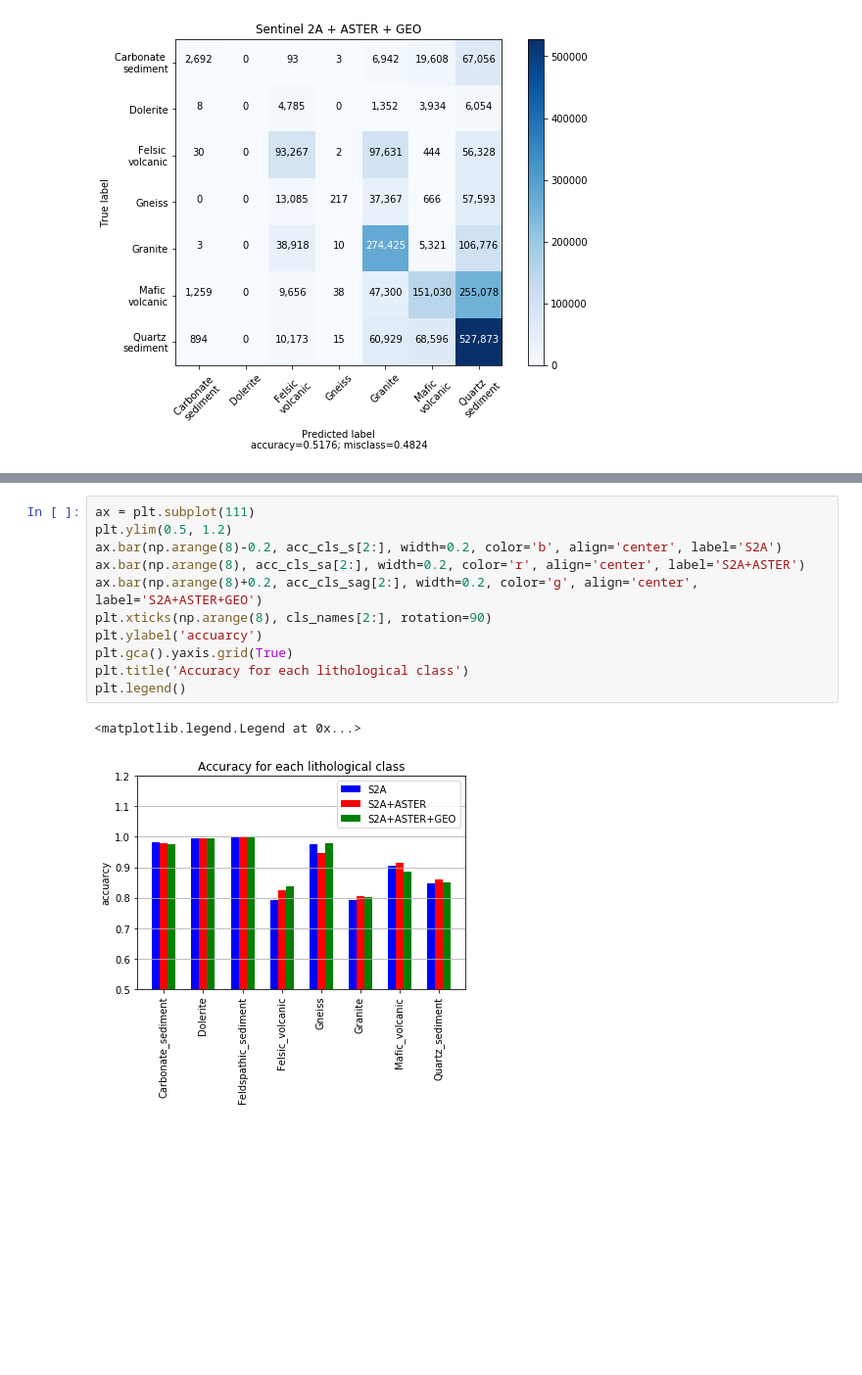
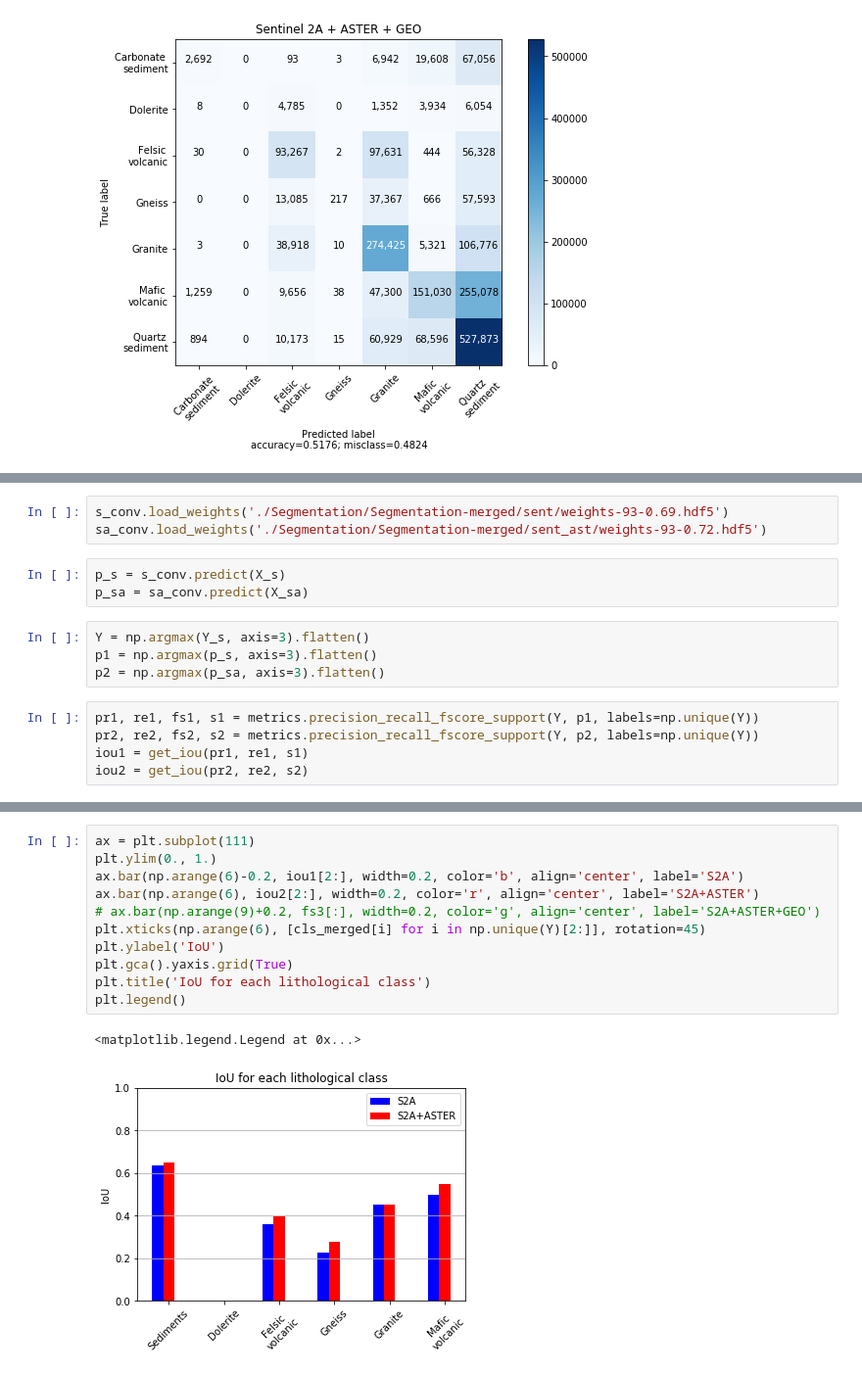
Before and after one commit to chenyz0601/DL-RockClassification, a Jupyter notebook: test.ipynb, the cells around one changed output, grey strips where cells are left out. Shown: that part at 98% size. Cells and saved outputs as stored; diff of their text form; blank space fills up the shorter version.

```diff
--- a/test.ipynb
+++ b/test.ipynb
@@ -261,0 +282,15 @@ acc_cls_sag = acc_cls(p3, Y)
+# %%
+s_conv.load_weights('./Segmentation/Segmentation-merged/sent/weights-93-0.69.hdf5')
+sa_conv.load_weights('./Segmentation/Segmentation-merged/sent_ast/weights-93-0.72.hdf5')
+# %%
+p_s = s_conv.predict(X_s)
+p_sa = sa_conv.predict(X_sa)
+# %%
+Y = np.argmax(Y_s, axis=3).flatten()
+p1 = np.argmax(p_s, axis=3).flatten()
+p2 = np.argmax(p_sa, axis=3).flatten()
+# %%
+pr1, re1, fs1, s1 = metrics.precision_recall_fscore_support(Y, p1, labels=np.unique(Y))
+pr2, re2, fs2, s2 = metrics.precision_recall_fscore_support(Y, p2, labels=np.unique(Y))
+iou1 = get_iou(pr1, re1, s1)
+iou2 = get_iou(pr2, re2, s2)
@@ -262,14 +311,14 @@ acc_cls_sag = acc_cls(p3, Y)
 # %%
 ax = plt.subplot(111)
-plt.ylim(0.5, 1.2)
-ax.bar(np.arange(8)-0.2, acc_cls_s[2:], width=0.2, color='b', align='center', label='S2A')
-ax.bar(np.arange(8), acc_cls_sa[2:], width=0.2, color='r', align='center', label='S2A+ASTER')
-ax.bar(np.arange(8)+0.2, acc_cls_sag[2:], width=0.2, color='g', align='center', label='S2A+ASTER+GEO')
-plt.xticks(np.arange(8), cls_names[2:], rotation=90)
-plt.ylabel('accuarcy')
+plt.ylim(0., 1.)
+ax.bar(np.arange(6)-0.2, iou1[2:], width=0.2, color='b', align='center', label='S2A')
+ax.bar(np.arange(6), iou2[2:], width=0.2, color='r', align='center', label='S2A+ASTER')
+# ax.bar(np.arange(9)+0.2, fs3[:], width=0.2, color='g', align='center', label='S2A+ASTER+GEO')
+plt.xticks(np.arange(6), [cls_merged[i] for i in np.unique(Y)[2:]], rotation=45)
+plt.ylabel('IoU')
 plt.gca().yaxis.grid(True)
-plt.title('Accuracy for each lithological class')
+plt.title('IoU for each lithological class')
 plt.legend()
 # %% [output]
 <matplotlib.legend.Legend at 0x...>
-[figure, old version]
+[figure, new version]
```
Also changed, not shown: parts of 15 cells of this notebook.
